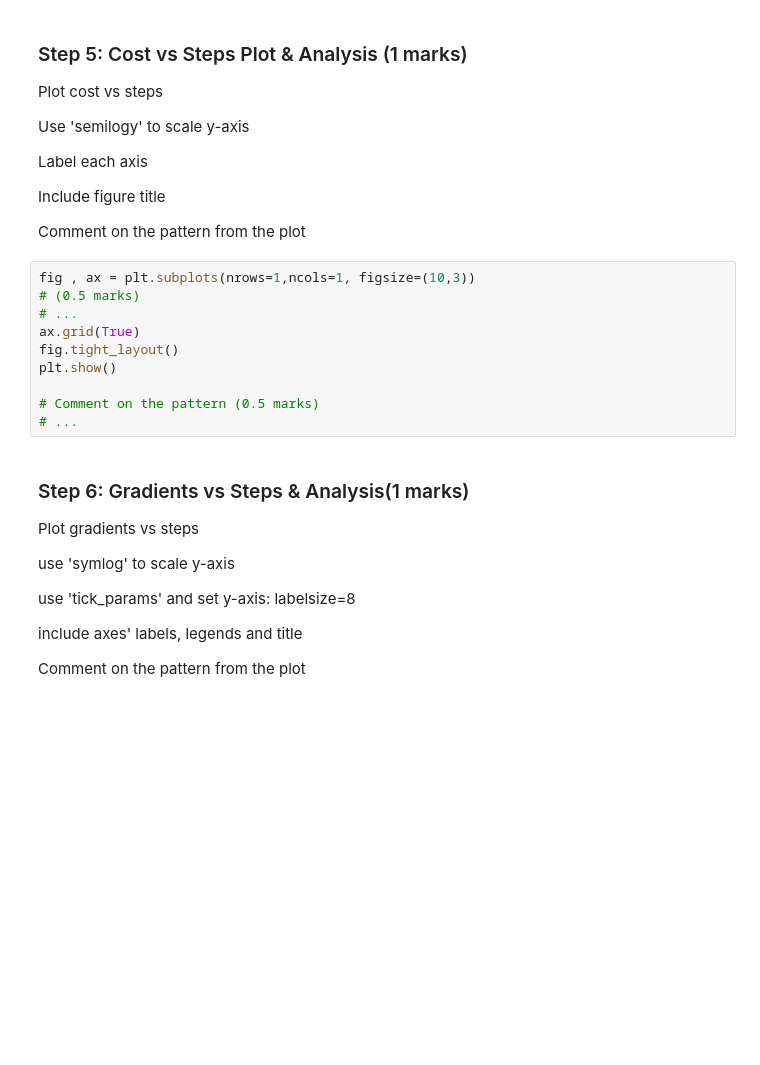
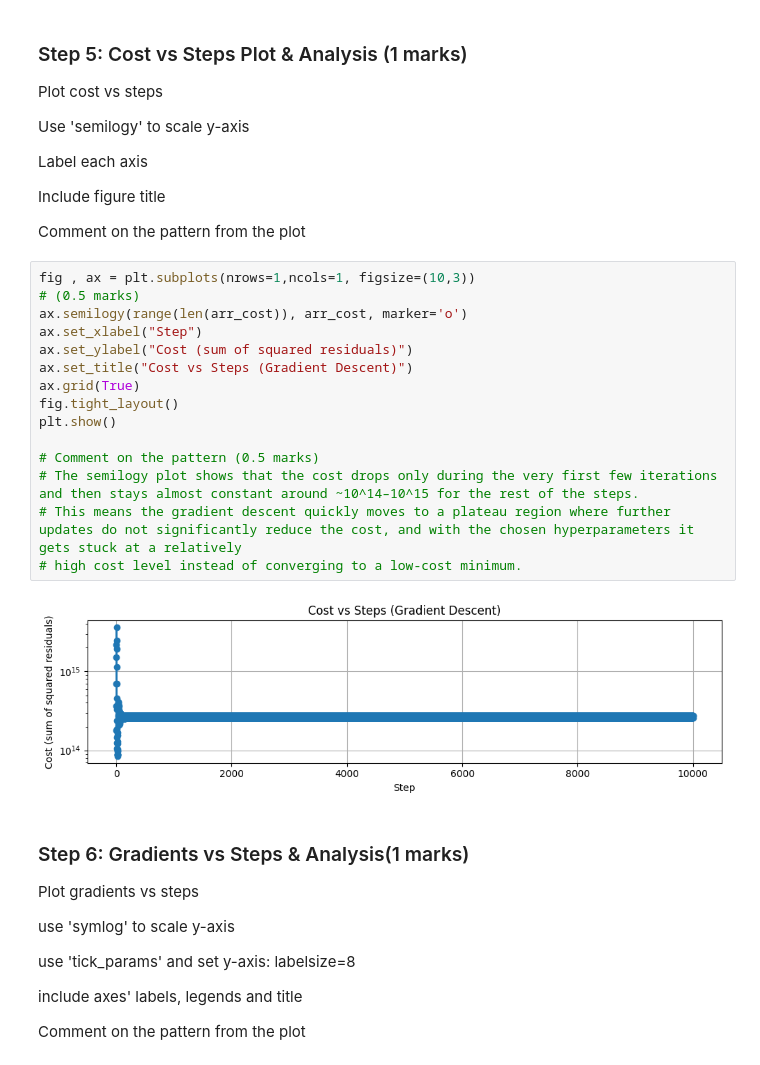
Before and after one commit to KentBerry680/ENGG680_2025_Fall---group-20-assignments, a Jupyter notebook: Lab Assignment 2/Assignment2_Upload.ipynb, the cells around one changed output. Saved outputs shown, nothing was run; the diff lists cells and outputs as text; blank space fills up the shorter version.

```diff
--- a/Lab Assignment 2/Assignment2_Upload.ipynb
+++ b/Lab Assignment 2/Assignment2_Upload.ipynb
@@ -555,16 +618,23 @@ Label each axis
 Include figure title
 
 Comment on the pattern from the plot
-# %%
-fig , ax = plt.subplots(nrows=1,ncols=1, figsize=(10,3))
-# (0.5 marks)
-# ...
-ax.grid(True)
-fig.tight_layout()
-plt.show()
-
-# Comment on the pattern (0.5 marks)
-# ...
+# %%
+fig , ax = plt.subplots(nrows=1,ncols=1, figsize=(10,3))
+# (0.5 marks)
+ax.semilogy(range(len(arr_cost)), arr_cost, marker='o')
+ax.set_xlabel("Step")
+ax.set_ylabel("Cost (sum of squared residuals)")
+ax.set_title("Cost vs Steps (Gradient Descent)")
+ax.grid(True)
+fig.tight_layout()
+plt.show()
+
+# Comment on the pattern (0.5 marks)
+# The semilogy plot shows that the cost drops only during the very first few iterations and then stays almost constant around ~10^14–10^15 for the rest of the steps.
+# This means the gradient descent quickly moves to a plateau region where further updates do not significantly reduce the cost, and with the chosen hyperparameters it gets stuck at a relatively
+# high cost level instead of converging to a low‐cost minimum.
+# %% [output]
+[figure, added]
 # %% [markdown]
 ### Step 6: Gradients vs Steps & Analysis(1 marks)
 Plot gradients vs steps
```
Also changed, not shown: parts of 10 cells of this notebook.
